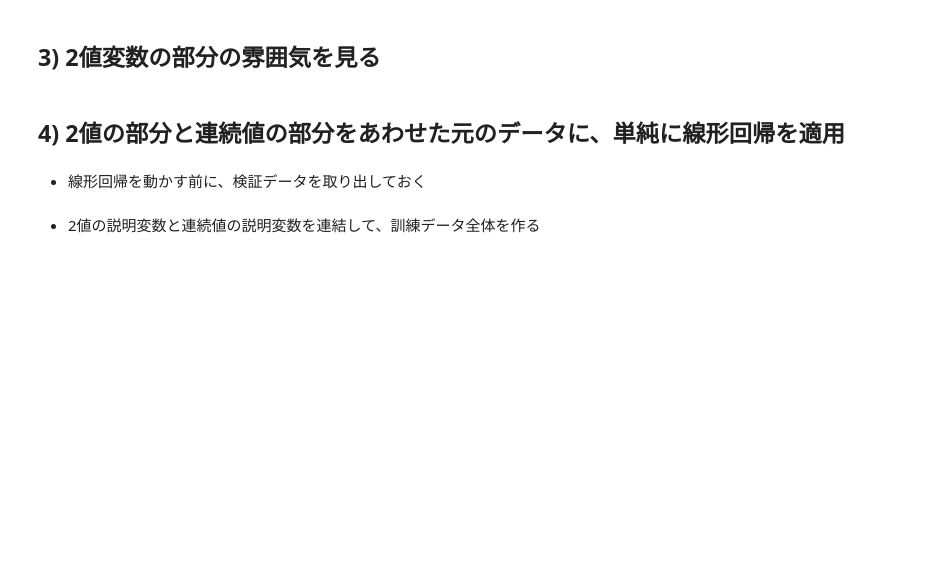
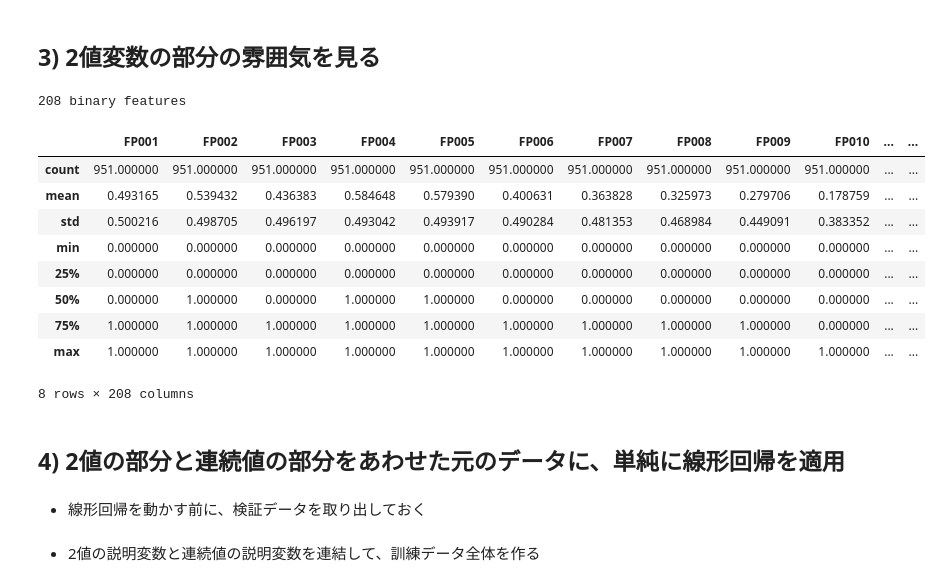
Before and after one commit to tomonari-masada/course2022-sml, a Jupyter notebook: 08_linear_regression_3.ipynb, the cells around one changed output. Drawn from its saved outputs; the diff is of its cells as text; code cells hidden in the pictures; blank space fills up the shorter version.

```diff
--- a/08_linear_regression_3.ipynb
+++ b/08_linear_regression_3.ipynb
@@ -68,9 +94,21 @@ X = X.drop('solubility', axis=1) # 図を描き終えたので、元に戻す
 # %% [markdown]
 ## 3) 2値変数の部分の雰囲気を見る
 # %%
-binary = X.columns[X.columns.str.startswith('FP')].to_list()
+binary = X.columns[X.columns.str.startswith('FP')]
 print(len(binary), 'binary features')
 X[binary].describe()
+# %% [output]
+208 binary features
+|  | FP001 | FP002 | FP003 | FP004 | FP005 | FP006 | FP007 | FP008 | FP009 | FP010 | ... | ... |
+| count | 951.000000 | 951.000000 | 951.000000 | 951.000000 | 951.000000 | 951.000000 | 951.000000 | 951.000000 | 951.000000 | 951.000000 | ... | ... |
+| mean | 0.493165 | 0.539432 | 0.436383 | 0.584648 | 0.579390 | 0.400631 | 0.363828 | 0.325973 | 0.279706 | 0.178759 | ... | ... |
+| std | 0.500216 | 0.498705 | 0.496197 | 0.493042 | 0.493917 | 0.490284 | 0.481353 | 0.468984 | 0.449091 | 0.383352 | ... | ... |
+| min | 0.000000 | 0.000000 | 0.000000 | 0.000000 | 0.000000 | 0.000000 | 0.000000 | 0.000000 | 0.000000 | 0.000000 | ... | ... |
+| 25% | 0.000000 | 0.000000 | 0.000000 | 0.000000 | 0.000000 | 0.000000 | 0.000000 | 0.000000 | 0.000000 | 0.000000 | ... | ... |
+| 50% | 0.000000 | 1.000000 | 0.000000 | 1.000000 | 1.000000 | 0.000000 | 0.000000 | 0.000000 | 0.000000 | 0.000000 | ... | ... |
+| 75% | 1.000000 | 1.000000 | 1.000000 | 1.000000 | 1.000000 | 1.000000 | 1.000000 | 1.000000 | 1.000000 | 0.000000 | ... | ... |
+| max | 1.000000 | 1.000000 | 1.000000 | 1.000000 | 1.000000 | 1.000000 | 1.000000 | 1.000000 | 1.000000 | 1.000000 | ... | ... |
+8 rows × 208 columns
 # %% [markdown]
 ## 4) 2値の部分と連続値の部分をあわせた元のデータに、単純に線形回帰を適用
 # %% [markdown]
```
Also changed, not shown: parts of 33 cells of this notebook.
